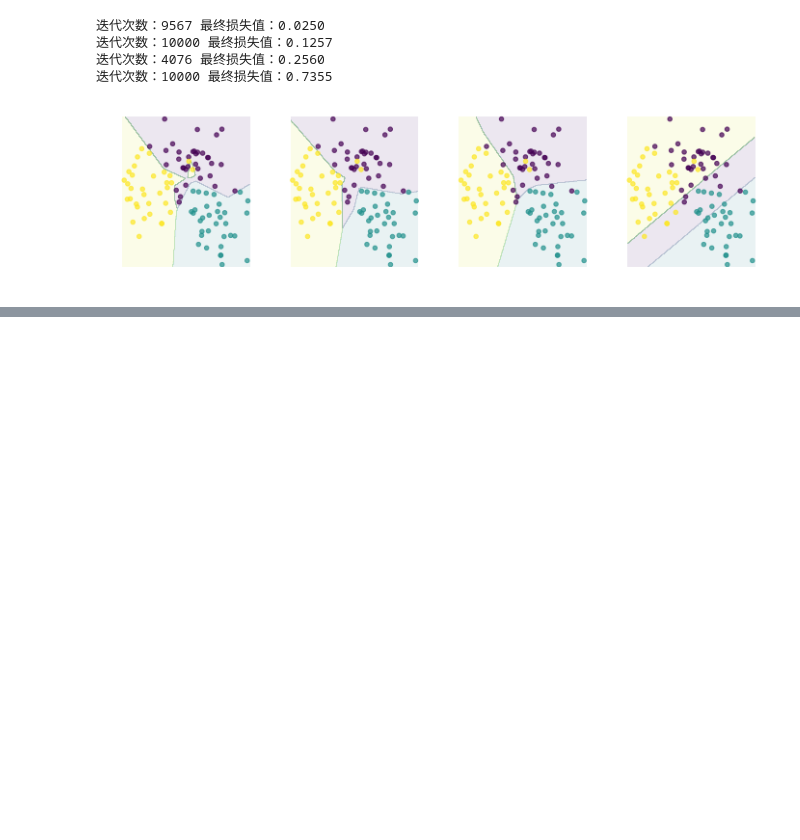
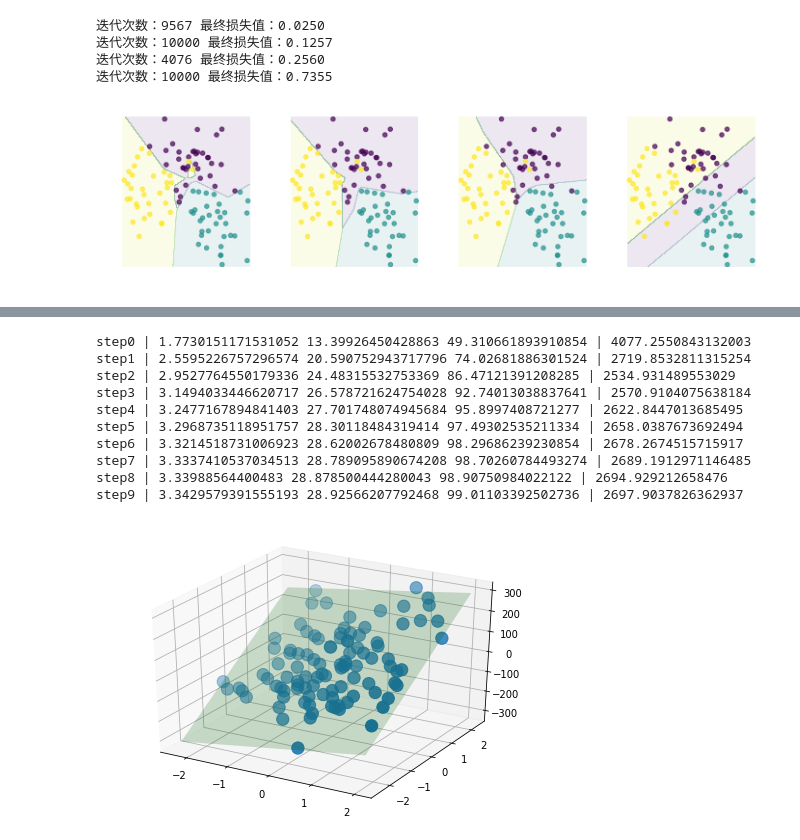
Before and after one commit to AryeYellow/PyProjects, a Jupyter notebook: DataScience/Regularization with L1 and L2.ipynb, the cells around one changed output, grey strips where cells are left out. Saved outputs shown, nothing was run; the diff lists cells and outputs as text; code cells hidden in the pictures; blank space fills up the shorter version.

```diff
--- a/DataScience/Regularization with L1 and L2.ipynb
+++ b/DataScience/Regularization with L1 and L2.ipynb
@@ -167,0 +247,14 @@ mp.show()
+# %%
+update('l1')
+# %% [output]
+step0 | 1.7730151171531052 13.39926450428863 49.310661893910854 | 4077.2550843132003
+step1 | 2.5595226757296574 20.590752943717796 74.02681886301524 | 2719.8532811315254
+step2 | 2.9527764550179336 24.48315532753369 86.47121391208285 | 2534.931489553029
+step3 | 3.1494033446620717 26.578721624754028 92.74013038837641 | 2570.9104075638184
+step4 | 3.2477167894841403 27.701748074945684 95.8997408721277 | 2622.8447013685495
+step5 | 3.2968735118951757 28.30118484319414 97.49302535211334 | 2658.0387673692494
+step6 | 3.3214518731006923 28.62002678480809 98.29686239230854 | 2678.2674515715917
+step7 | 3.3337410537034513 28.789095890674208 98.70260784493274 | 2689.1912971146485
+step8 | 3.33988564400483 28.878500444280043 98.90750984022122 | 2694.929212658476
+step9 | 3.3429579391555193 28.92566207792468 99.01103392502736 | 2697.9037826362937
+[figure, added]
```
Also changed, not shown: parts of 6 cells of this notebook, 1 other file.
